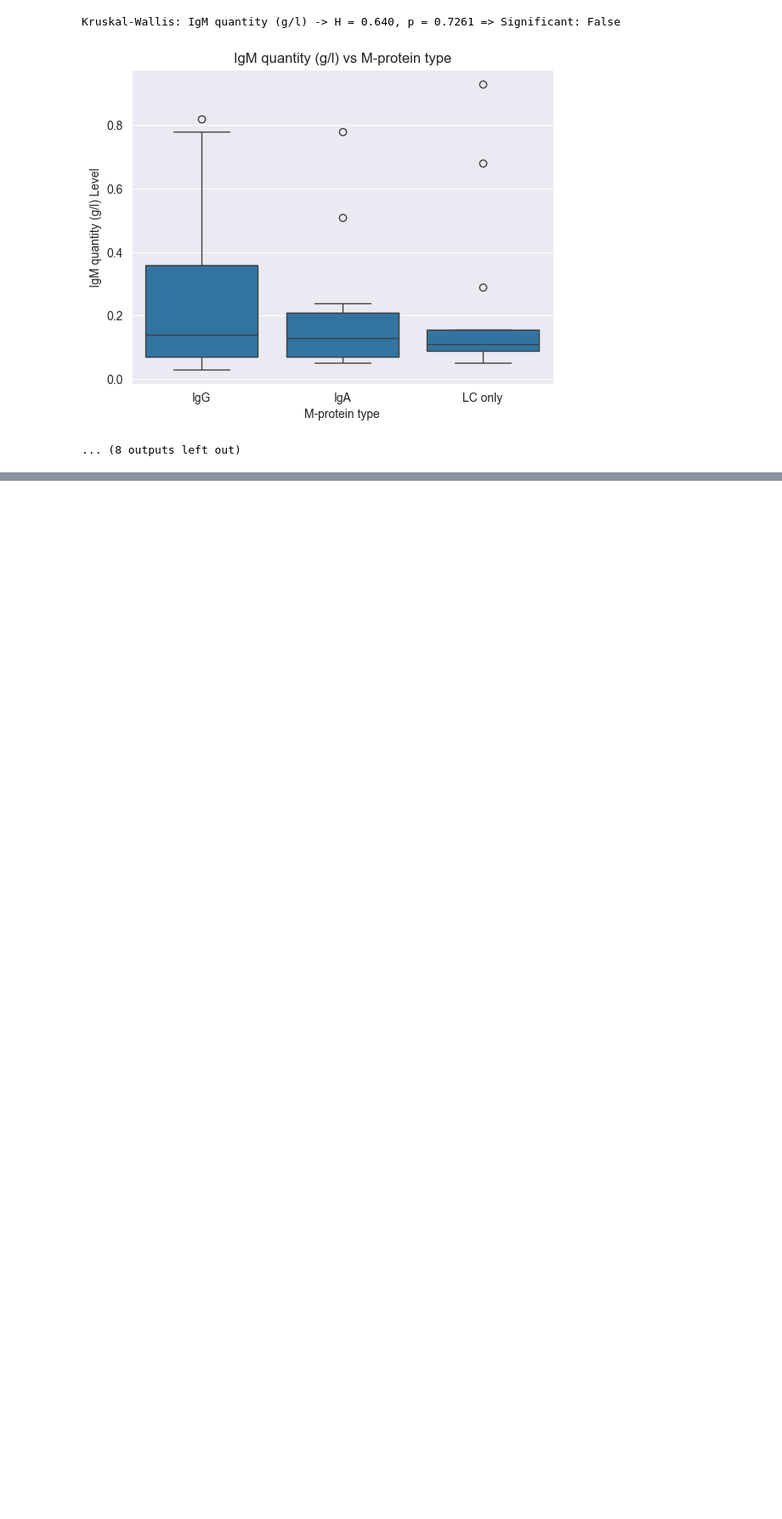
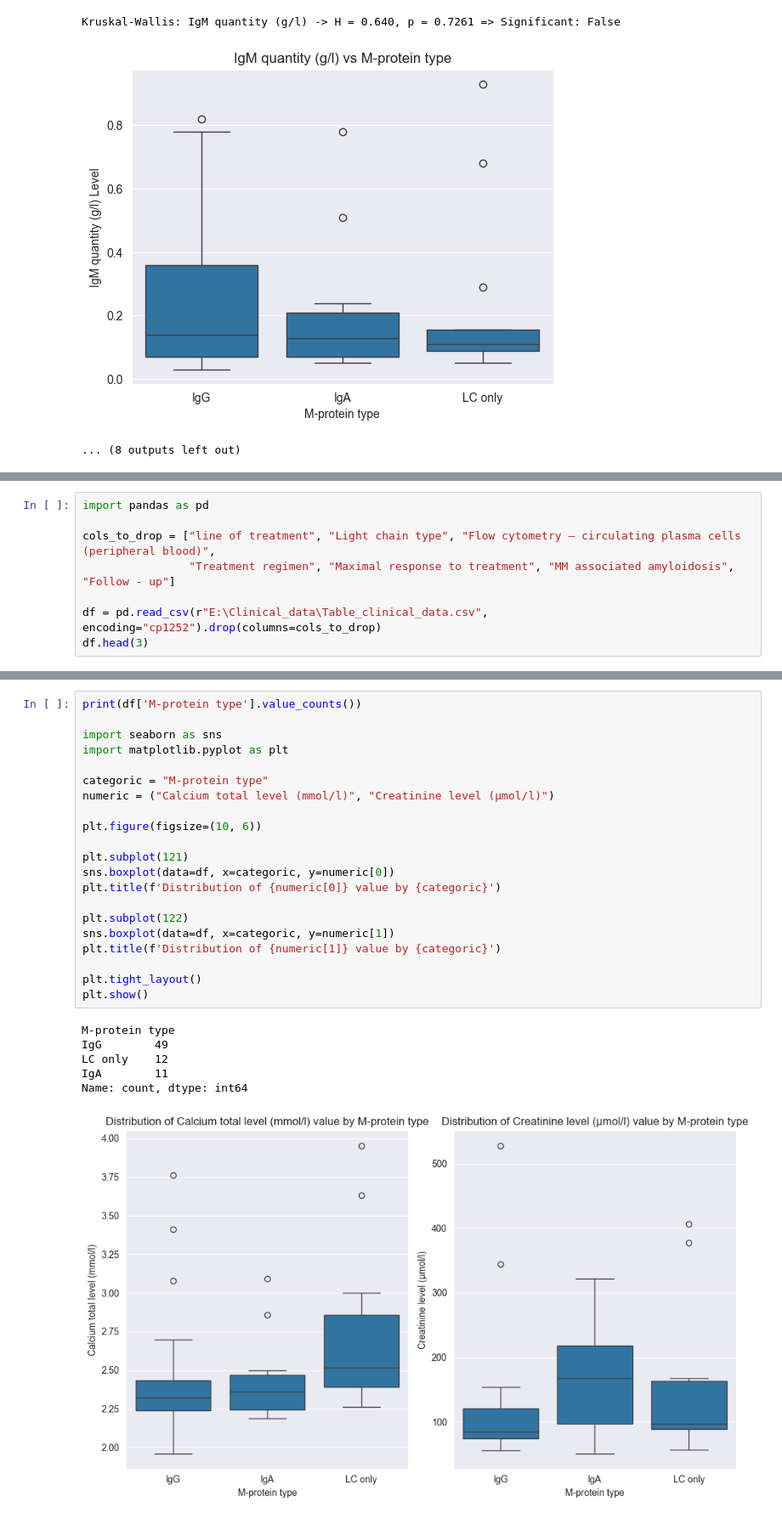
Before and after one commit to lukas1110/Analysis-of-multiple-myelomas-from-dual-CT, a Jupyter notebook: data_analysis/clinical_data_analysis.ipynb, the cells around one changed output, grey strips where cells are left out. Shown at 85% size. Saved outputs shown, nothing was run; the diff lists cells and outputs as text; blank space fills up the shorter version.

```diff
--- a/data_analysis/clinical_data_analysis.ipynb
+++ b/data_analysis/clinical_data_analysis.ipynb
@@ -414,0 +417,8 @@ Kruskal-Wallis: IgM quantity (g/l) -> H = 0.640, p = 0.7261 => Significant: Fals
+# %%
+import pandas as pd
+
+cols_to_drop = ["line of treatment", "Light chain type", "Flow cytometry – circulating plasma cells (peripheral blood)",
+                "Treatment regimen", "Maximal response to treatment", "MM associated amyloidosis", "Follow - up"]
+
+df = pd.read_csv(r"E:\Clinical_data\Table_clinical_data.csv", encoding="cp1252").drop(columns=cols_to_drop)
+df.head(3)
@@ -414,0 +432,28 @@ Kruskal-Wallis: IgM quantity (g/l) -> H = 0.640, p = 0.7261 => Significant: Fals
+# %%
+print(df['M-protein type'].value_counts())
+
+import seaborn as sns
+import matplotlib.pyplot as plt
+
+categoric = "M-protein type"
+numeric = ("Calcium total level (mmol/l)", "Creatinine level (µmol/l)")
+
+plt.figure(figsize=(10, 6))
+
+plt.subplot(121)
+sns.boxplot(data=df, x=categoric, y=numeric[0])
+plt.title(f'Distribution of {numeric[0]} value by {categoric}')
+
+plt.subplot(122)
+sns.boxplot(data=df, x=categoric, y=numeric[1])
+plt.title(f'Distribution of {numeric[1]} value by {categoric}')
+
+plt.tight_layout()
+plt.show()
+# %% [output]
+M-protein type
+IgG        49
+LC only    12
+IgA        11
+Name: count, dtype: int64
+[figure, added]
```
Also changed, not shown: parts of 9 cells of this notebook, 3 other files.
